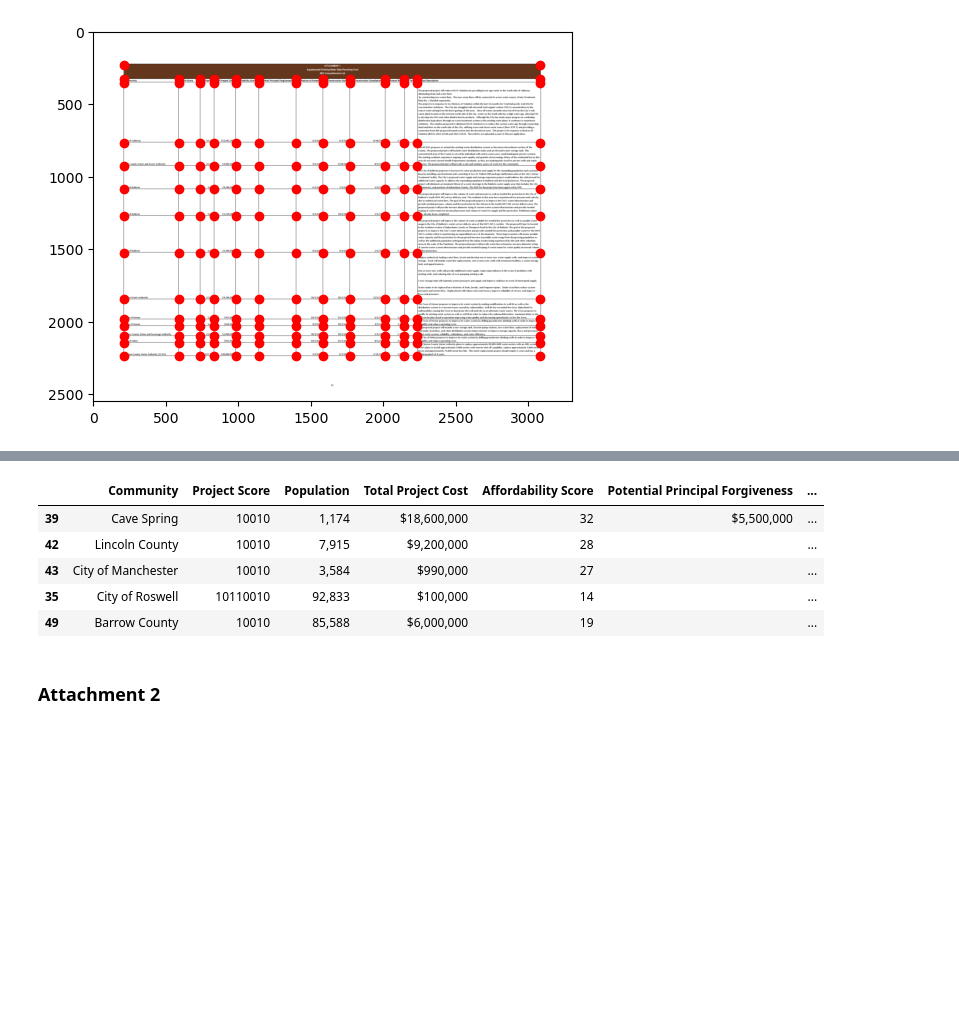
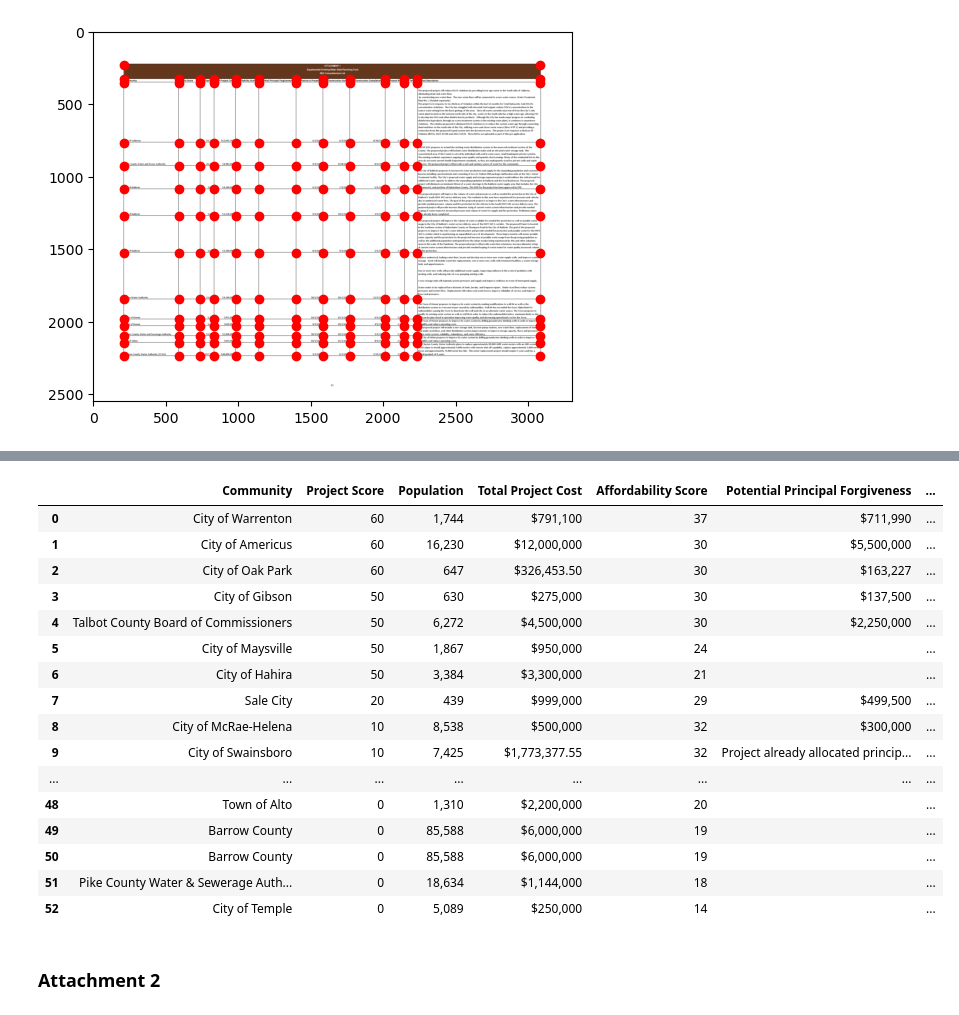
Before and after one commit to Environmental-Policy-Innovation-Center/dw-dashboard, a Jupyter notebook: pdf-parsing-code/ppl-parse-ga.ipynb, the cells around one changed output, grey strips where cells are left out. Cells and saved outputs as stored; diff of their text form; code cells hidden in the pictures; blank space fills up the shorter version.

```diff
--- a/pdf-parsing-code/ppl-parse-ga.ipynb
+++ b/pdf-parsing-code/ppl-parse-ga.ipynb
@@ -87,16 +87,28 @@ ga_supp_output = pd.concat(list_of_dfs).reset_index(drop=True)
 # %%
 # fix overlapping text instace
 ga_supp_output['Population'] = ga_supp_output['Population'].str.replace("10 N/A", "N/A")
-ga_supp_output['Project Score'] = ga_supp_output['Project Score'].str.replace("", "10")
+
+ga_supp_output.loc[ga_supp_output['Community'] == "North GA Mountains Authority", 'Project Score'] = 10
 # %%
-ga_supp_output.sample(5)
+ga_supp_output
 # %% [output]
 |  | Community | Project Score | Population | Total Project Cost | Affordability Score | Potential Principal Forgiveness | ... |
-| 39 | Cave Spring | 10010 | 1,174 | $18,600,000 | 32 | $5,500,000 | ... |
-| 42 | Lincoln County | 10010 | 7,915 | $9,200,000 | 28 |  | ... |
-| 43 | City of Manchester | 10010 | 3,584 | $990,000 | 27 |  | ... |
-| 35 | City of Roswell | 10110010 | 92,833 | $100,000 | 14 |  | ... |
-| 49 | Barrow County | 10010 | 85,588 | $6,000,000 | 19 |  | ... |
+| 0 | City of Warrenton | 60 | 1,744 | $791,100 | 37 | $711,990 | ... |
+| 1 | City of Americus | 60 | 16,230 | $12,000,000 | 30 | $5,500,000 | ... |
+| 2 | City of Oak Park | 60 | 647 | $326,453.50 | 30 | $163,227 | ... |
+| 3 | City of Gibson | 50 | 630 | $275,000 | 30 | $137,500 | ... |
+| 4 | Talbot County Board of Commissioners | 50 | 6,272 | $4,500,000 | 30 | $2,250,000 | ... |
+| 5 | City of Maysville | 50 | 1,867 | $950,000 | 24 |  | ... |
+| 6 | City of Hahira | 50 | 3,384 | $3,300,000 | 21 |  | ... |
+| 7 | Sale City | 20 | 439 | $999,000 | 29 | $499,500 | ... |
+| 8 | City of McRae-Helena | 10 | 8,538 | $500,000 | 32 | $300,000 | ... |
+| 9 | City of Swainsboro | 10 | 7,425 | $1,773,377.55 | 32 | Project already allocated princip... | ... |
+| ... | ... | ... | ... | ... | ... | ... | ... |
+| 48 | Town of Alto | 0 | 1,310 | $2,200,000 | 20 |  | ... |
+| 49 | Barrow County | 0 | 85,588 | $6,000,000 | 19 |  | ... |
+| 50 | Barrow County | 0 | 85,588 | $6,000,000 | 19 |  | ... |
+| 51 | Pike County Water & Sewerage Auth... | 0 | 18,634 | $1,144,000 | 18 |  | ... |
+| 52 | City of Temple | 0 | 5,089 | $250,000 | 14 |  | ... |
 # %%
 #export to csv
 ga_supp_output.to_csv("../data/srf-ppl/10-Georgia_Supplemental_IUP_A1.csv", index=False)
```
Also changed, not shown: 1 other file.
